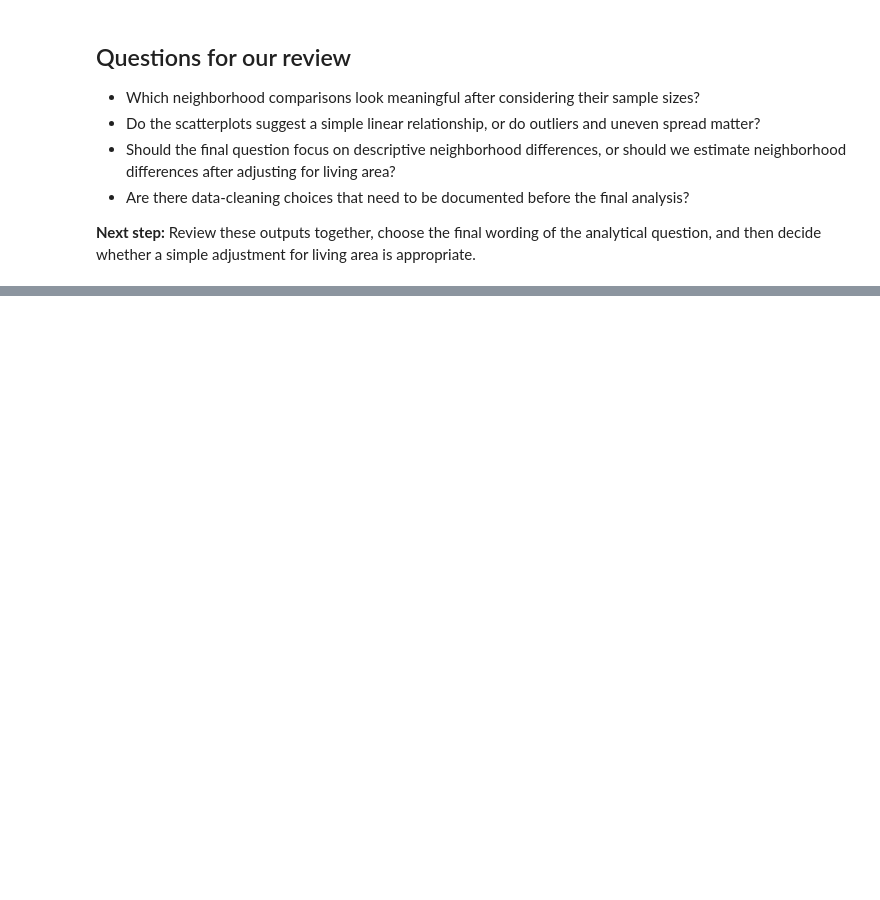
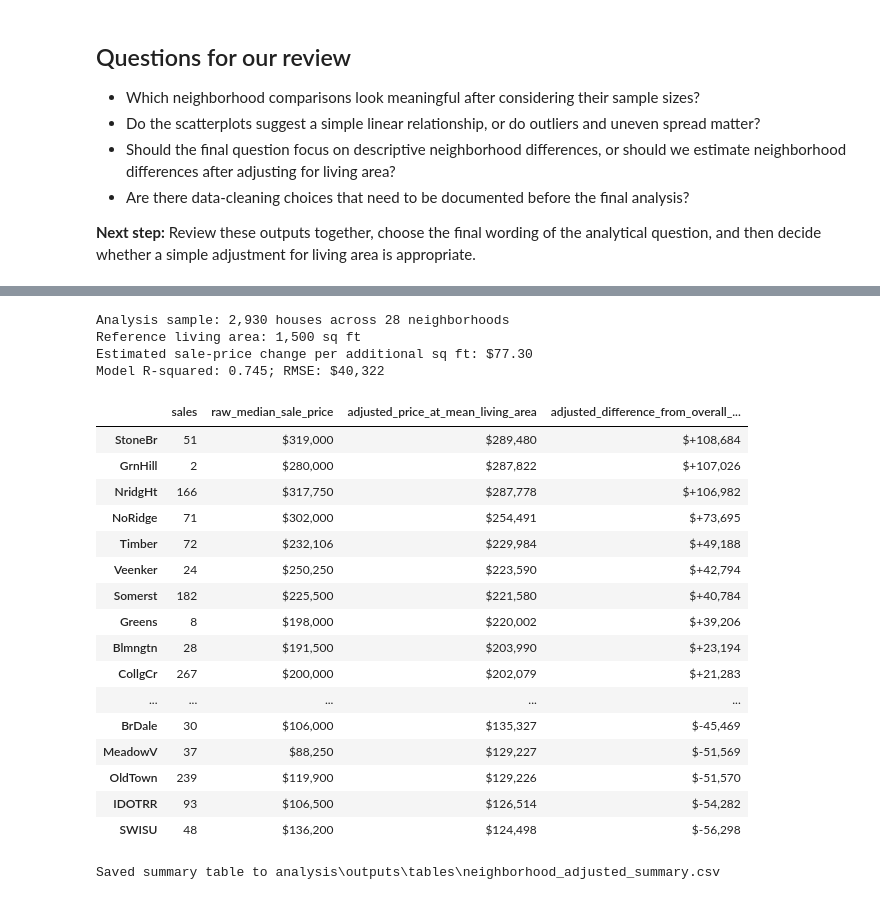
Before and after one commit to MontanaHarrisonSchool/DSA8670_Montana_Week7_Codex, a Jupyter notebook: analysis/notebooks/ames_housing_exploration.ipynb, the cells around one changed output, grey strips where cells are left out. Saved outputs shown, nothing was run; the diff lists cells and outputs as text; code cells hidden in the pictures; blank space fills up the shorter version.

```diff
--- a/analysis/notebooks/ames_housing_exploration.ipynb
+++ b/analysis/notebooks/ames_housing_exploration.ipynb
@@ -129,0 +205,67 @@ plt.show()
+# %%
+import numpy as np
+
+model_data = ames[["SalePrice", "Gr Liv Area", "Neighborhood"]].dropna().copy()
+reference_living_area = model_data["Gr Liv Area"].mean()
+area_centered = model_data["Gr Liv Area"] - reference_living_area
+neighborhood_dummies = pd.get_dummies(model_data["Neighborhood"], dtype=float)
+design = pd.concat([neighborhood_dummies, area_centered.rename("living_area_centered")], axis=1)
+y = model_data["SalePrice"].to_numpy(dtype=float)
+coefficients, _, rank, _ = np.linalg.lstsq(design.to_numpy(), y, rcond=None)
+if rank != design.shape[1]:
+    raise ValueError("The neighborhood and living-area design matrix is rank deficient.")
+fitted = design.to_numpy() @ coefficients
+residuals = y - fitted
+r_squared = 1 - np.sum(residuals**2) / np.sum((y - y.mean())**2)
+rmse = np.sqrt(np.mean(residuals**2))
+living_area_slope = coefficients[-1]
+
+adjusted_prices = pd.Series(coefficients[:-1], index=neighborhood_dummies.columns)
+neighborhood_analysis = pd.DataFrame({
+    "sales": model_data.groupby("Neighborhood").size(),
+    "raw_median_sale_price": model_data.groupby("Neighborhood")["SalePrice"].median(),
+    "adjusted_price_at_mean_living_area": adjusted_prices,
+})
+neighborhood_analysis["adjusted_difference_from_overall_mean"] = (
+    neighborhood_analysis["adjusted_price_at_mean_living_area"] - model_data["SalePrice"].mean()
+)
+neighborhood_analysis = neighborhood_analysis.sort_values(
+    "adjusted_price_at_mean_living_area", ascending=False
+)
+
+print(f"Analysis sample: {len(model_data):,} houses across {len(neighborhood_dummies.columns)} neighborhoods")
+print(f"Reference living area: {reference_living_area:,.0f} sq ft")
+print(f"Estimated sale-price change per additional sq ft: ${living_area_slope:,.2f}")
+print(f"Model R-squared: {r_squared:.3f}; RMSE: ${rmse:,.0f}")
+display(neighborhood_analysis.style.format({
+    "raw_median_sale_price": "${:,.0f}",
+    "adjusted_price_at_mean_living_area": "${:,.0f}",
+    "adjusted_difference_from_overall_mean": "${:+,.0f}",
+}))
+
+table_path = PROJECT_ROOT / "analysis" / "outputs" / "tables" / "neighborhood_adjusted_summary.csv"
+neighborhood_analysis.to_csv(table_path, index_label="Neighborhood", float_format="%.2f")
+print(f"Saved summary table to {table_path.relative_to(PROJECT_ROOT)}")
+# %% [output]
+Analysis sample: 2,930 houses across 28 neighborhoods
+Reference living area: 1,500 sq ft
+Estimated sale-price change per additional sq ft: $77.30
+Model R-squared: 0.745; RMSE: $40,322
+|  | sales | raw_median_sale_price | adjusted_price_at_mean_living_area | adjusted_difference_from_overall_... |
+| StoneBr | 51 | $319,000 | $289,480 | $+108,684 |
+| GrnHill | 2 | $280,000 | $287,822 | $+107,026 |
+| NridgHt | 166 | $317,750 | $287,778 | $+106,982 |
+| NoRidge | 71 | $302,000 | $254,491 | $+73,695 |
+| Timber | 72 | $232,106 | $229,984 | $+49,188 |
+| Veenker | 24 | $250,250 | $223,590 | $+42,794 |
+| Somerst | 182 | $225,500 | $221,580 | $+40,784 |
+| Greens | 8 | $198,000 | $220,002 | $+39,206 |
+| Blmngtn | 28 | $191,500 | $203,990 | $+23,194 |
+| CollgCr | 267 | $200,000 | $202,079 | $+21,283 |
+| ... | ... | ... | ... | ... |
+| BrDale | 30 | $106,000 | $135,327 | $-45,469 |
+| MeadowV | 37 | $88,250 | $129,227 | $-51,569 |
+| OldTown | 239 | $119,900 | $129,226 | $-51,570 |
+| IDOTRR | 93 | $106,500 | $126,514 | $-54,282 |
+| SWISU | 48 | $136,200 | $124,498 | $-56,298 |
+Saved summary table to analysis\outputs\tables\neighborhood_adjusted_summary.csv
```
Also changed, not shown: parts of 13 cells of this notebook, 5 other files.
